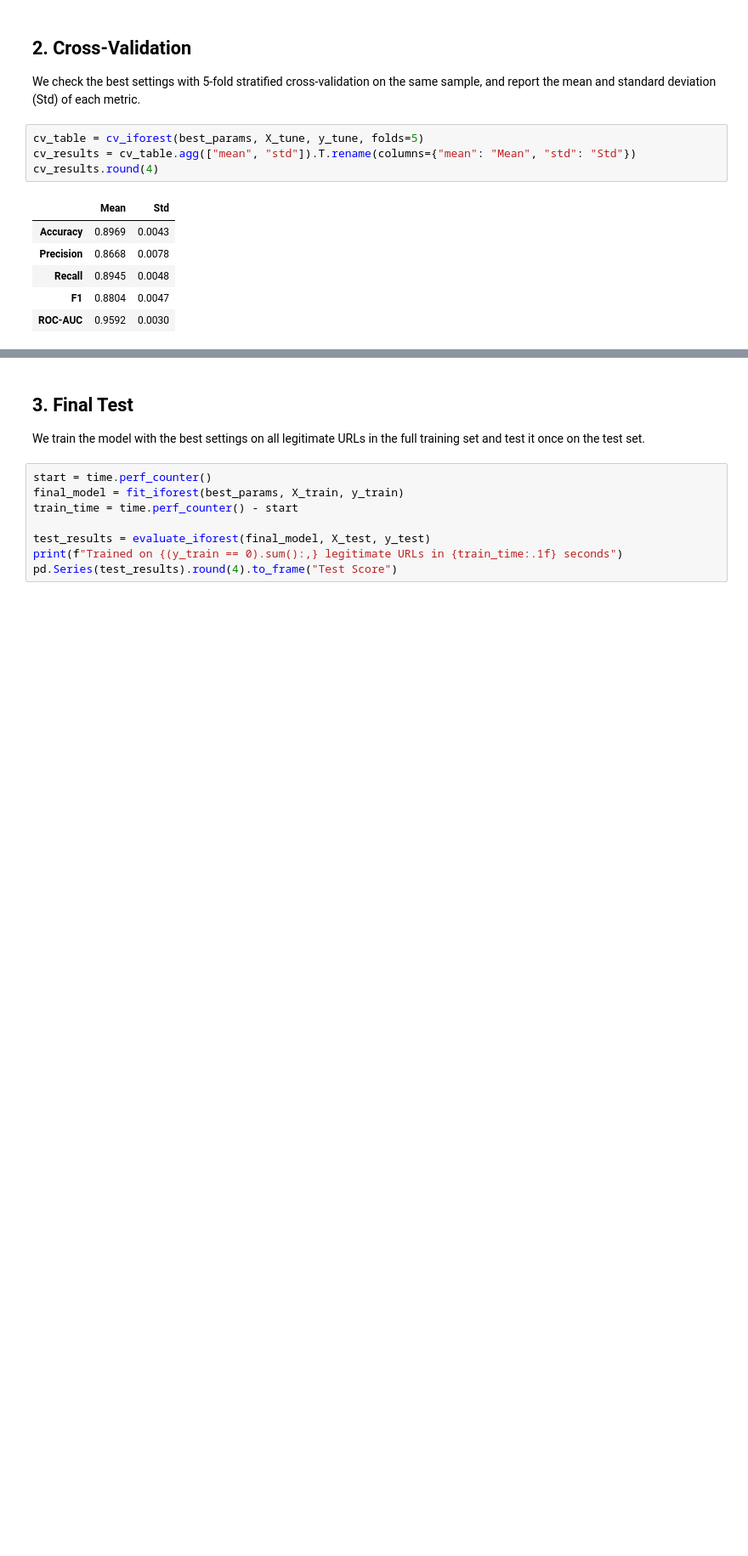
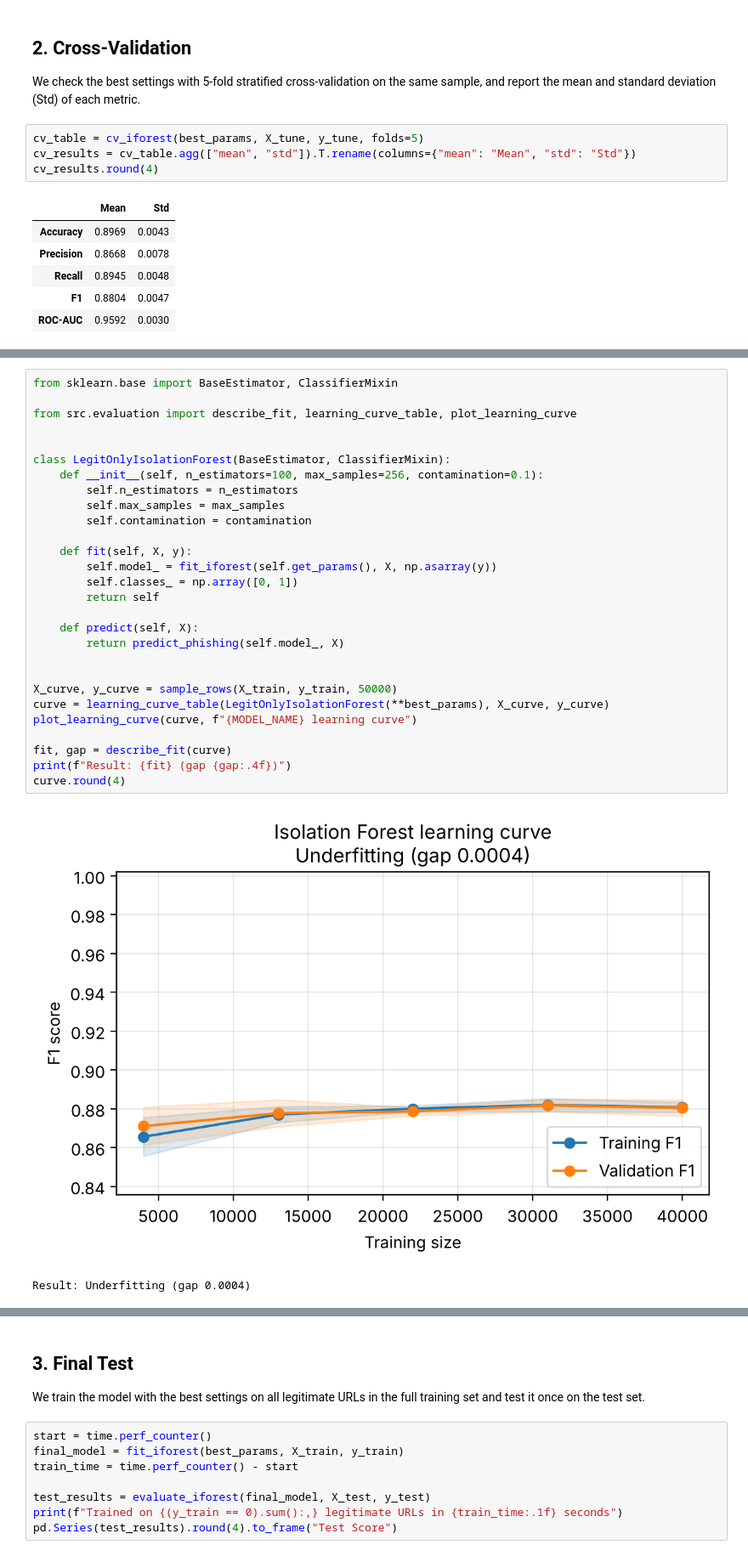
Before and after one commit to imansharinda-ux/DetectIt-ml, a Jupyter notebook: notebooks/11_isolation_forest.ipynb, the cells around one changed output, grey strips where cells are left out. Shown at 85% size. Saved outputs shown, nothing was run; the diff lists cells and outputs as text; blank space fills up the shorter version.

```diff
--- a/notebooks/11_isolation_forest.ipynb
+++ b/notebooks/11_isolation_forest.ipynb
@@ -157,0 +173,31 @@ cv_results.round(4)
+# %%
+from sklearn.base import BaseEstimator, ClassifierMixin
+
+from src.evaluation import describe_fit, learning_curve_table, plot_learning_curve
+
+
+class LegitOnlyIsolationForest(BaseEstimator, ClassifierMixin):
+    def __init__(self, n_estimators=100, max_samples=256, contamination=0.1):
+        self.n_estimators = n_estimators
+        self.max_samples = max_samples
+        self.contamination = contamination
+
+    def fit(self, X, y):
+        self.model_ = fit_iforest(self.get_params(), X, np.asarray(y))
+        self.classes_ = np.array([0, 1])
+        return self
+
+    def predict(self, X):
+        return predict_phishing(self.model_, X)
+
+
+X_curve, y_curve = sample_rows(X_train, y_train, 50000)
+curve = learning_curve_table(LegitOnlyIsolationForest(**best_params), X_curve, y_curve)
+plot_learning_curve(curve, f"{MODEL_NAME} learning curve")
+
+fit, gap = describe_fit(curve)
+print(f"Result: {fit} (gap {gap:.4f})")
+curve.round(4)
+# %% [output]
+[figure, added]
+Result: Underfitting (gap 0.0004)
```
Also changed, not shown: parts of 3 cells of this notebook, 16 other files.
